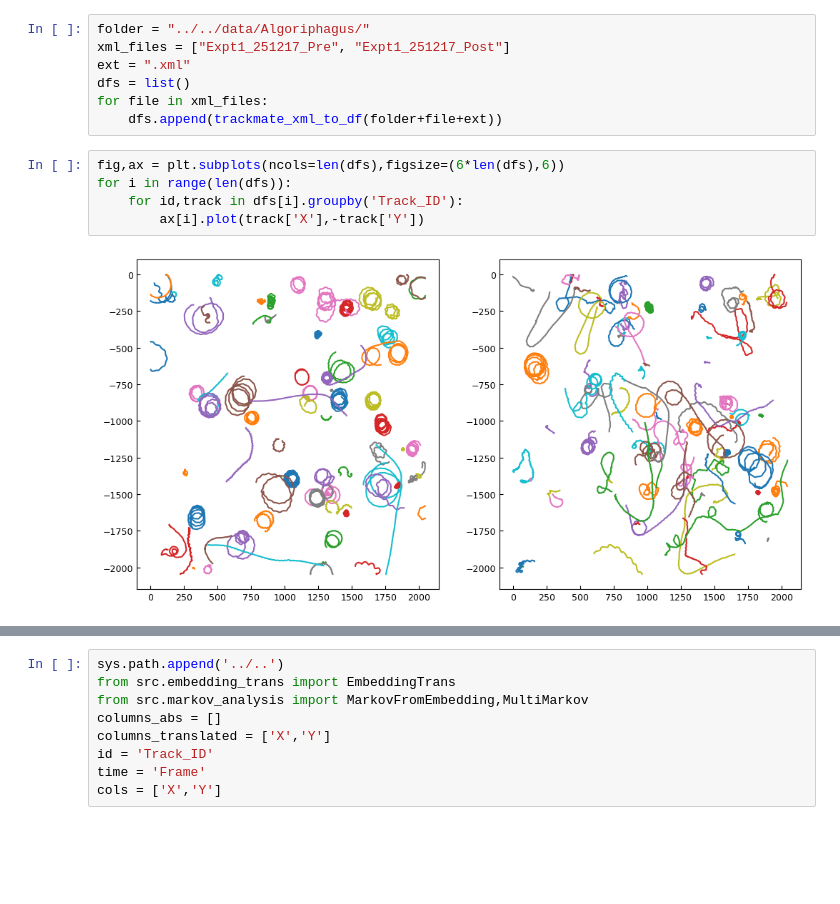
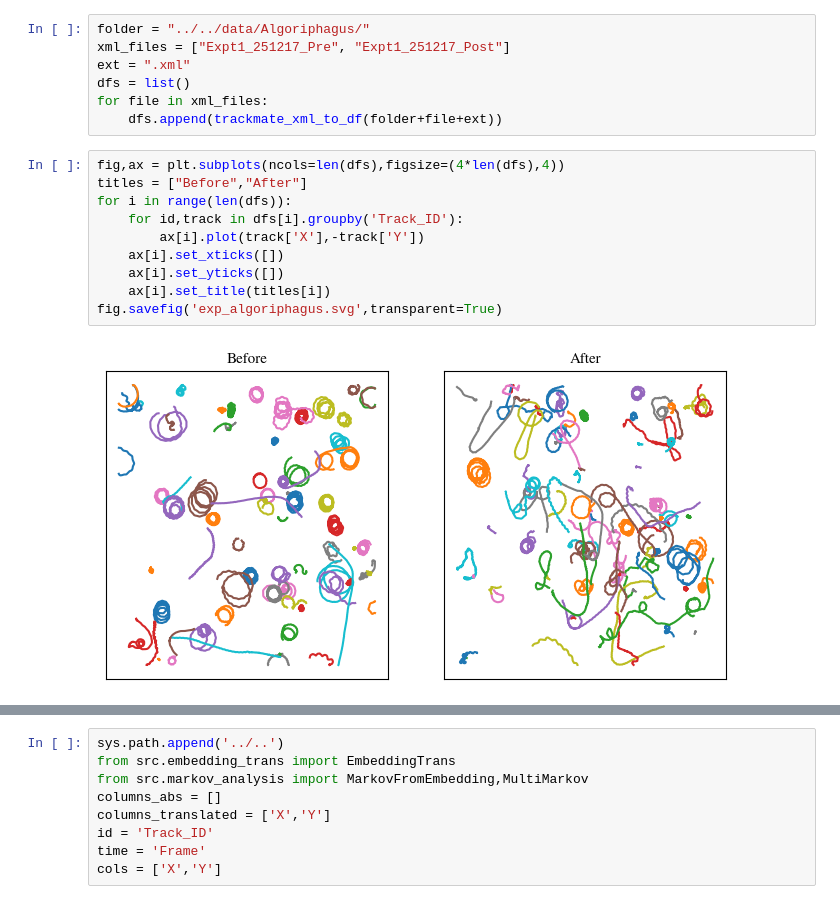
Before and after one commit to HugoLeRoy94/ClusterAnalysis, a Jupyter notebook: notebooks/choano/compare_markov_chain.ipynb, the cells around one changed output, grey strips where cells are left out. Drawn from its saved outputs; the diff is of its cells as text; blank space fills up the shorter version.

Commit message:
Changes to plot graphs for the presentation

```diff
--- a/notebooks/choano/compare_markov_chain.ipynb
+++ b/notebooks/choano/compare_markov_chain.ipynb
@@ -27,11 +35,16 @@ dfs = list()
 for file in xml_files:
     dfs.append(trackmate_xml_to_df(folder+file+ext))
 # %%
-fig,ax = plt.subplots(ncols=len(dfs),figsize=(6*len(dfs),6))
+fig,ax = plt.subplots(ncols=len(dfs),figsize=(4*len(dfs),4))
+titles = ["Before","After"]
 for i in range(len(dfs)):
     for id,track in dfs[i].groupby('Track_ID'):
         ax[i].plot(track['X'],-track['Y'])
+    ax[i].set_xticks([])
+    ax[i].set_yticks([])
+    ax[i].set_title(titles[i])
+fig.savefig('exp_algoriphagus.svg',transparent=True)
 # %% [output]
-[figure, old version]
+[figure, new version]
 # %%
 print(dfs[0].head())
```
Also changed, not shown: parts of 22 cells of this notebook, 5 other files.
